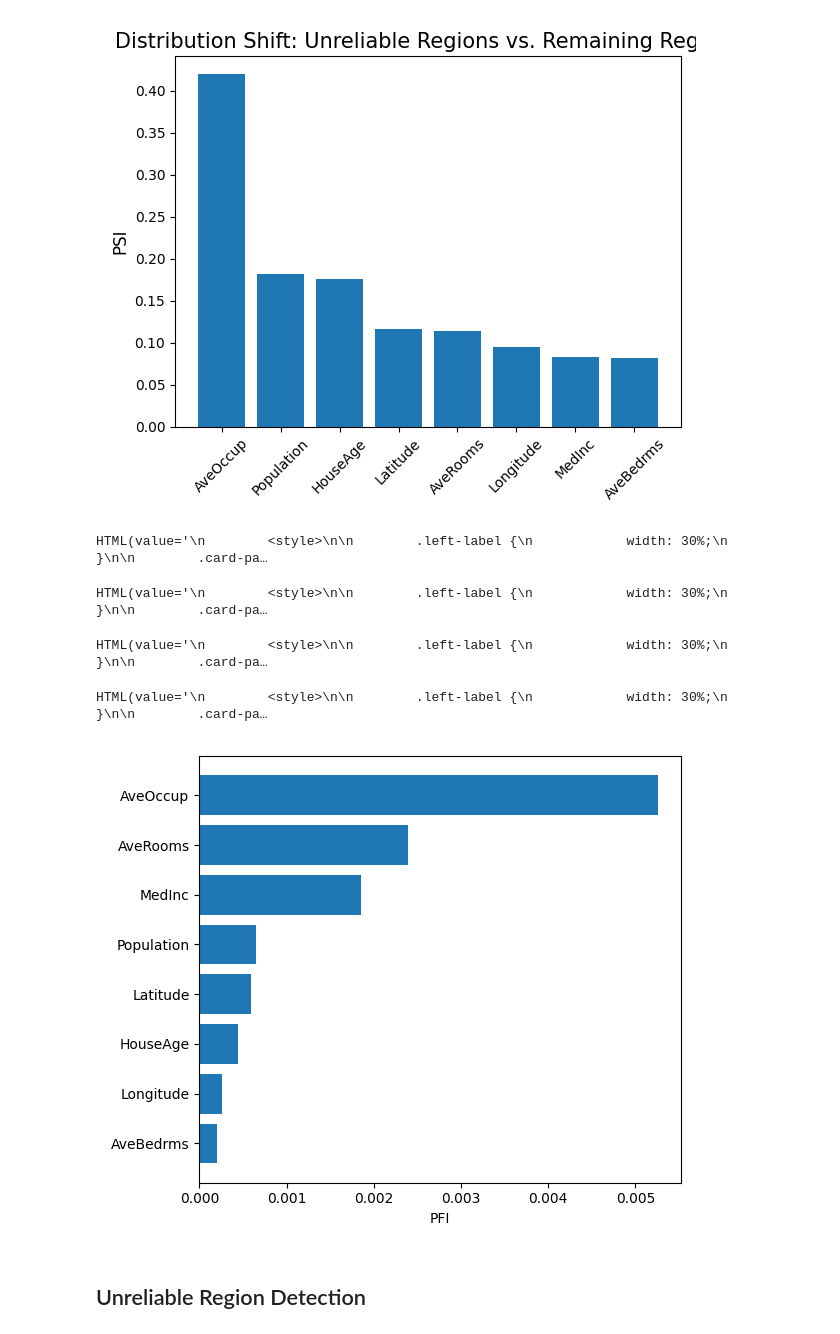
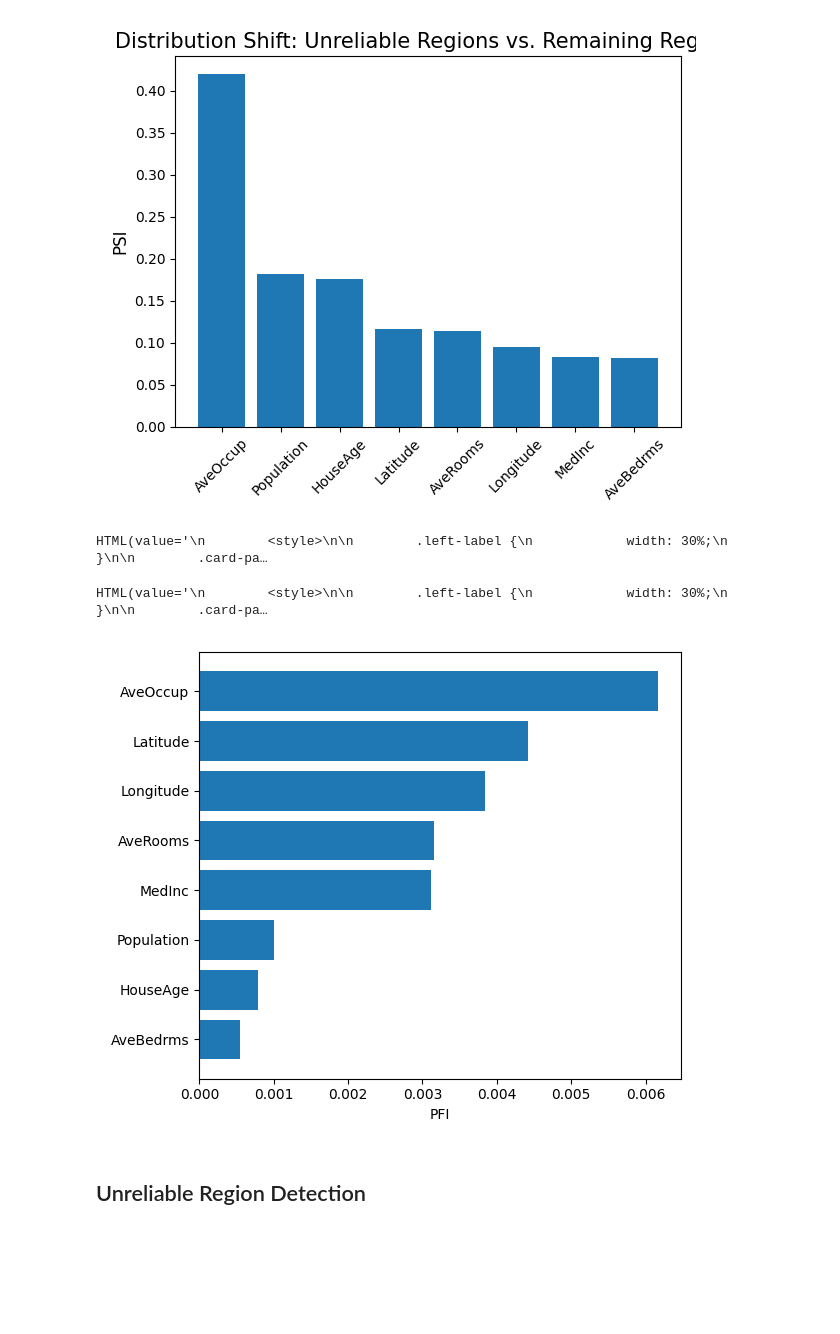
Before and after one commit to SelfExplainML/PiML-Toolbox, a Jupyter notebook: docs/Workshop/202310-UNCC/ModelDiagPart2_PredictionUncertainty_CaliforniaHousing.ipynb, the cells around one changed output. Drawn from its saved outputs; the diff is of its cells as text; code cells hidden in the pictures; blank space fills up the shorter version.

```diff
--- a/docs/Workshop/202310-UNCC/ModelDiagPart2_PredictionUncertainty_CaliforniaHousing.ipynb
+++ b/docs/Workshop/202310-UNCC/ModelDiagPart2_PredictionUncertainty_CaliforniaHousing.ipynb
@@ -95,13 +93,13 @@ HTML(value='\n        <style>\n\n        .left-label {\n            width: 30%;\
 # Auxiliary modeling for feature identification in relation to prediction uncertainty
 import numpy as np
 from matplotlib import pyplot as plt
-from sklearn.ensemble import HistGradientBoostingRegressor
 
 from piml.explainer import PFI
 from piml.diagnoser.reliability import Reliability
+from piml.models import XGB2Regressor
 
 
-def pred_uq_auxi_fi(model_name, alpha=0.1, max_depth=1, max_trees=200):
+def pred_uq_auxi_fi(model_name, alpha=0.1, max_trees=200):
 
   # Fit reliability diagnoser
   all_x, all_y, _ = exp.get_data()
@@ -118,11 +116,11 @@ def pred_uq_auxi_fi(model_name, alpha=0.1, max_depth=1, max_trees=200):
   bandwidth = reliability.method.width.reshape(-1, 1)
 
   # Fit an auxiliary model on bandwidth
-  auxi_model = HistGradientBoostingRegressor(max_depth=max_depth, max_iter=max_trees)
+  auxi_model = XGB2Regressor(n_estimators=max_trees)
   auxi_model.fit(reliability.test_x, bandwidth)
 
   # Get FI of auxi model
-  pfi = PFI(surrogate_model, feature_names=data_dict['feature_names'])
+  pfi = PFI(auxi_model, feature_names=data_dict['feature_names'])
   pfi.fit(reliability.test_x, bandwidth)
   res = pfi.fi().value
 
@@ -134,13 +132,11 @@ def pred_uq_auxi_fi(model_name, alpha=0.1, max_depth=1, max_trees=200):
   plt.show()
 # %% [output]
 HTML(value='\n        <style>\n\n        .left-label {\n            width: 30%;\n        }\n\n        .card-pa…
-HTML(value='\n        <style>\n\n        .left-label {\n            width: 30%;\n        }\n\n        .card-pa…
 # %%
-pred_uq_auxi_fi(model_name="ReLUDNN", alpha=0.1, max_depth=1, max_trees=200)
+pred_uq_auxi_fi(model_name="ReLUDNN", alpha=0.1, max_trees=200)
 # %% [output]
 HTML(value='\n        <style>\n\n        .left-label {\n            width: 30%;\n        }\n\n        .card-pa…
-HTML(value='\n        <style>\n\n        .left-label {\n            width: 30%;\n        }\n\n        .card-pa…
-[figure, old version]
+[figure, new version]
 # %% [markdown]
 ## Unreliable Region Detection
 # %%
```
Also changed, not shown: parts of 7 cells of this notebook.
